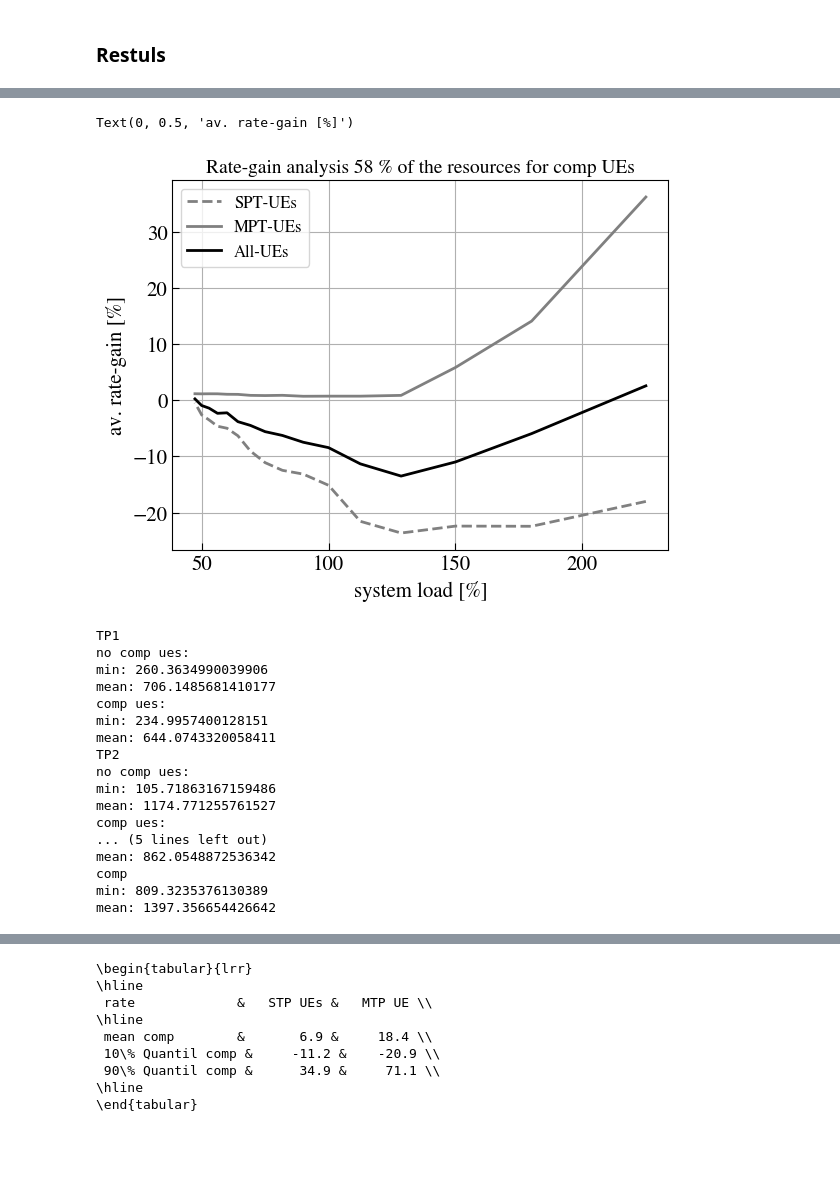
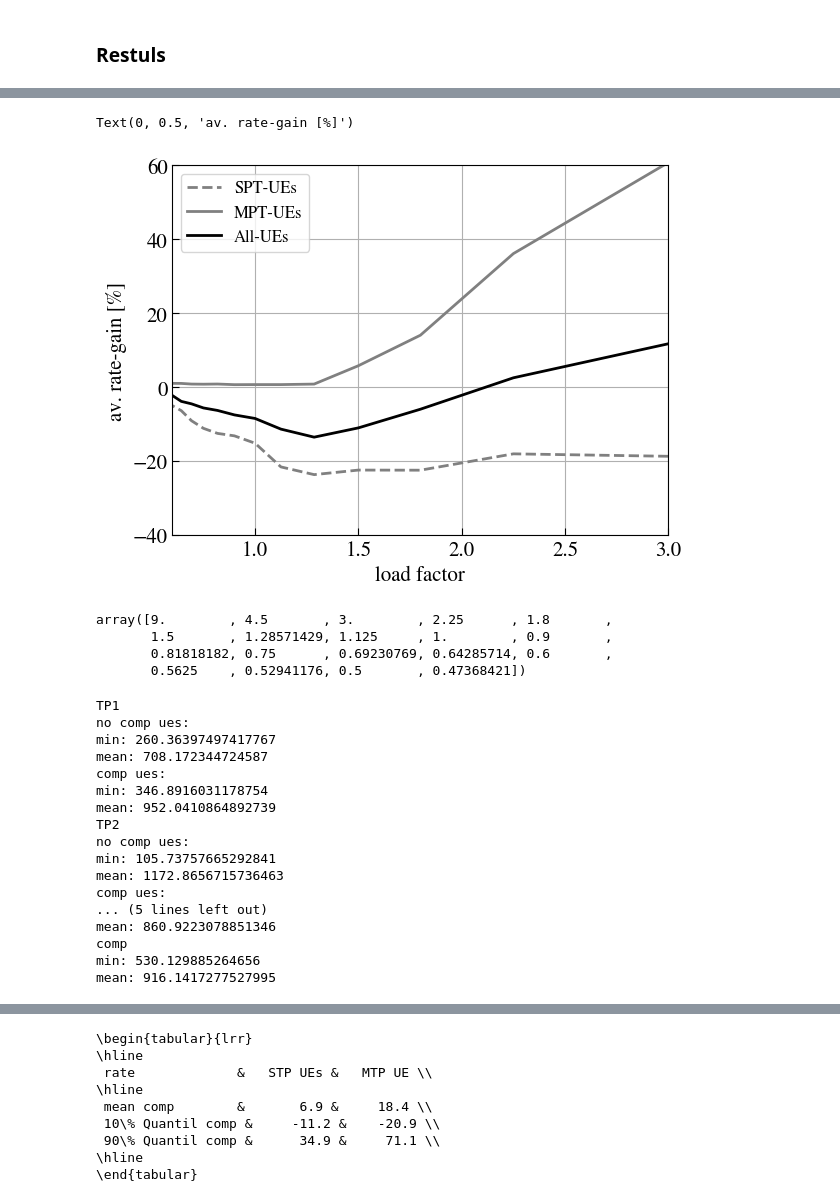
Before and after one commit to CarolineZoll/EDS, a Jupyter notebook: PRB-Reservation_savedData.ipynb, the cells around one changed output, grey strips where cells are left out. Saved outputs shown, nothing was run; the diff lists cells and outputs as text; code cells hidden in the pictures; blank space fills up the shorter version.

```diff
--- a/PRB-Reservation_savedData.ipynb
+++ b/PRB-Reservation_savedData.ipynb
@@ -397,5 +397,5 @@ for i in mu_range:
     x=x[x!=0]
     gain_320_2=np.append(gain_320_2,np.mean(x))
 # %%
-mu_range2=1/mu_range*full_load*100
+mu_range2=1/mu_range*full_load
 # %%
@@ -423,27 +442,34 @@ Text(0, 0.5, 'av. rate-gain [%]')
 # %%
-beg=3
+beg=2
 end=19
 gain_spt=(gain_133_1[beg:end]+gain_320_1[beg:end])/2
 #plt.plot(mu_range2[beg:end],gain_133_1[beg:end],color='grey',linestyle='dotted', label='SPT-UEs TP-1',linewidth=2)
 plt.plot(mu_range2[beg:end],gain_spt,color='grey',linestyle='dashed', label= 'SPT-UEs',linewidth=2)
 plt.plot(mu_range2[beg:end],gain_comp_1[beg:end],color='grey', label='MPT-UEs',linewidth=2)
 plt.plot(mu_range2[beg:end],mean_gain[prb_ana[0]][beg:end],color='black', label='All-UEs',linewidth=2)
 #plt.vlines(x=mu_range2[full_load],ymin=-50, ymax=85,ls='-',label='load boundary',colors='green')
 
 #plt.legend()
-plt.title('Rate-gain analysis '+ str(prb_ana[0]*2) + ' % of the resources for comp UEs', fontsize=14)
+#plt.title('Rate-gain analysis '+ str(prb_ana[0]*2) + ' % of the resources for comp UEs', fontsize=14)
 plt.grid()
 plt.legend( prop={'size': 12})
 plt.xlabel('packet arrival rate $\mu$ [ms]')
-#plt.xlim(40,mu_range2[3])
+plt.xlim(0.6,3)
 #plt.ylim(-35,40)
 #plt.ylim(-35,35)
-plt.xlabel('system load [%]')
-
+plt.xlabel('load factor')
+plt.ylim(-40,60)
 plt.ylabel('av. rate-gain [%]')
 # %% [output]
 Text(0, 0.5, 'av. rate-gain [%]')
-[figure, old version]
+[figure, new version]
+# %%
+mu_range2
+# %% [output]
+array([9.        , 4.5       , 3.        , 2.25      , 1.8       ,
+       1.5       , 1.28571429, 1.125     , 1.        , 0.9       ,
+       0.81818182, 0.75      , 0.69230769, 0.64285714, 0.6       ,
+       0.5625    , 0.52941176, 0.5       , 0.47368421])
 # %%
 dict_min_mean={}
 min_list_c=np.array([])
@@ -452,8 +478,8 @@ mean_list_c=np.array([])
 min_list_nc=np.array([])
 mean_list_nc=np.array([])
 
-nr=29
-x=results[nr][1]['m1'][0:15]*(1-results[nr][1]['comp'][0:15])
+nr=19
+x=results[nr][1]['m1'][0:15]*(1-results[nr][9]['comp'][0:15])
 x=x[x!=0]
 print('TP1')
 print('no comp ues:')
@@ -462,7 +488,7 @@ print('mean:',np.mean(x))
 min_list_nc=np.append(min_list_nc,np.min(x))
 mean_list_nc=np.append(mean_list_nc,np.mean(x))
 
-x=results[nr][1]['m2'][0:15]*(1-results[nr][1]['comp'][0:15])
+x=results[nr][1]['m2'][0:15]*(1-results[nr][9]['comp'][0:15])
 x=x[x!=0]
 np.min(x)
 print('comp ues:')
@@ -471,7 +497,7 @@ print('mean:',np.mean(x))
 min_list_c=np.append(min_list_c,np.min(x))
 mean_list_c=np.append(mean_list_c,np.mean(x))
 
-x=results[nr][1]['m1'][15:30]*(1-results[19][1]['comp'][15:30])
+x=results[nr][1]['m1'][15:30]*(1-results[19][9]['comp'][15:30])
 x=x[x!=0]
 np.min(x)
 print('TP2')
@@ -481,7 +507,7 @@ print('mean:',np.mean(x))
 min_list_nc=np.append(min_list_nc,np.min(x))
 mean_list_nc=np.append(mean_list_nc,np.mean(x))
 
-x=results[nr][1]['m2'][15:30]*(1-results[19][1]['comp'][15:30])
+x=results[nr][1]['m2'][15:30]*(1-results[19][9]['comp'][15:30])
 x=x[x!=0]
 np.min(x)
 print('comp ues:')
@@ -490,7 +516,7 @@ print('mean:',np.mean(x))
 min_list_c=np.append(min_list_c,np.min(x))
 mean_list_c=np.append(mean_list_c,np.mean(x))
 
-x=results[nr][1]['m1']*(results[19][1]['comp'])
+x=results[nr][1]['m1']*(results[19][9]['comp'])
 x=x[x!=0]
 np.min(x)
 print('Cell Edge')
@@ -500,7 +526,7 @@ print('mean:',np.mean(x))
 min_list_nc=np.append(min_list_nc,np.min(x))
 mean_list_nc=np.append(mean_list_nc,np.mean(x))
 
-x=results[nr][1]['m2']*(results[29][1]['comp'])
+x=results[nr][1]['m2']*(results[29][9]['comp'])
 x=x[x!=0]
 np.min(x)
 print('comp')
@@ -516,21 +542,21 @@ dict_min_mean['min no comp']= tuple(np.round(min_list_nc,1))
 # %% [output]
 TP1
 no comp ues:
-min: 260.3634990039906
-mean: 706.1485681410177
+min: 260.36397497417767
+mean: 708.172344724587
 comp ues:
-min: 234.9957400128151
-mean: 644.0743320058411
+min: 346.8916031178754
+mean: 952.0410864892739
 TP2
 no comp ues:
-min: 105.71863167159486
-mean: 1174.771255761527
+min: 105.73757665292841
+mean: 1172.8656715736463
 comp ues:
 ... (5 lines left out)
-mean: 862.0548872536342
+mean: 860.9223078851346
 comp
-min: 809.3235376130389
-mean: 1397.356654426642
+min: 530.129885264656
+mean: 916.1417277527995
 # %%
 from tabulate import tabulate
 headers = ["rate","TP1 central UEs","TP2 central UEs","Cell-edge UE"]
```
Also changed, not shown: parts of 52 cells of this notebook, 10 other files.
